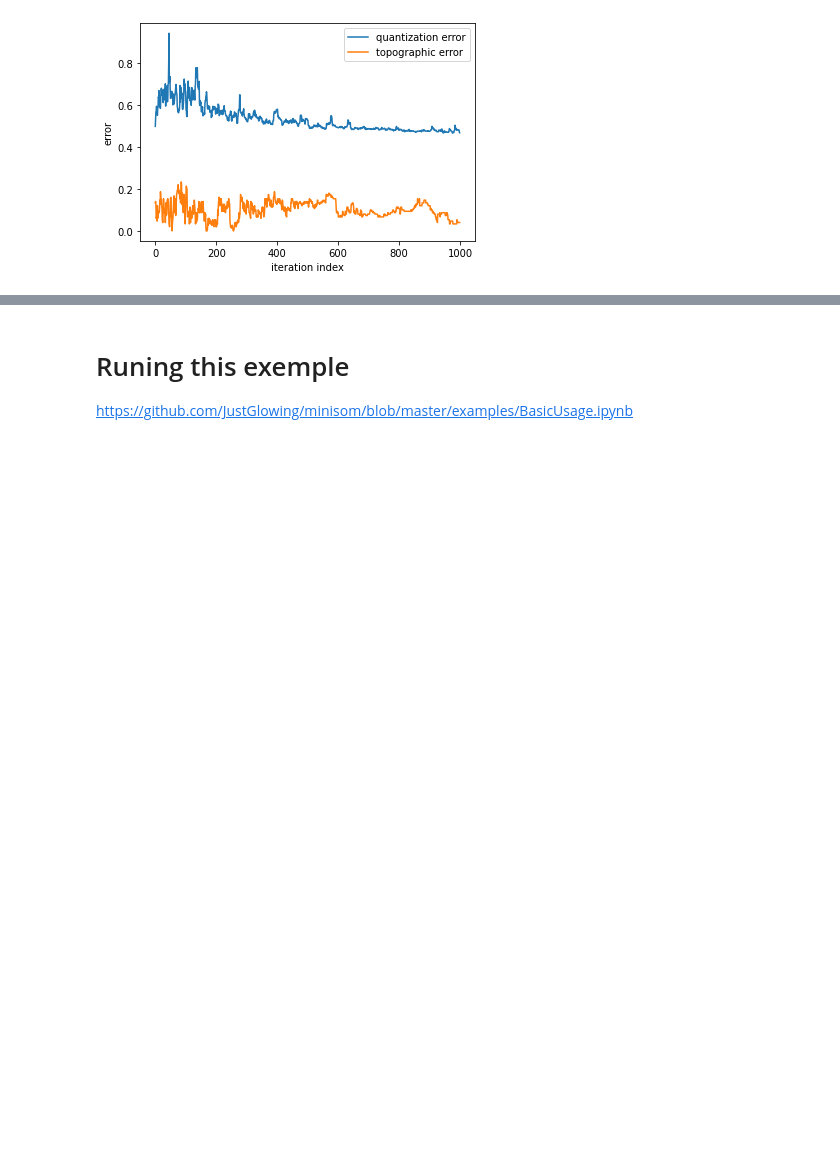
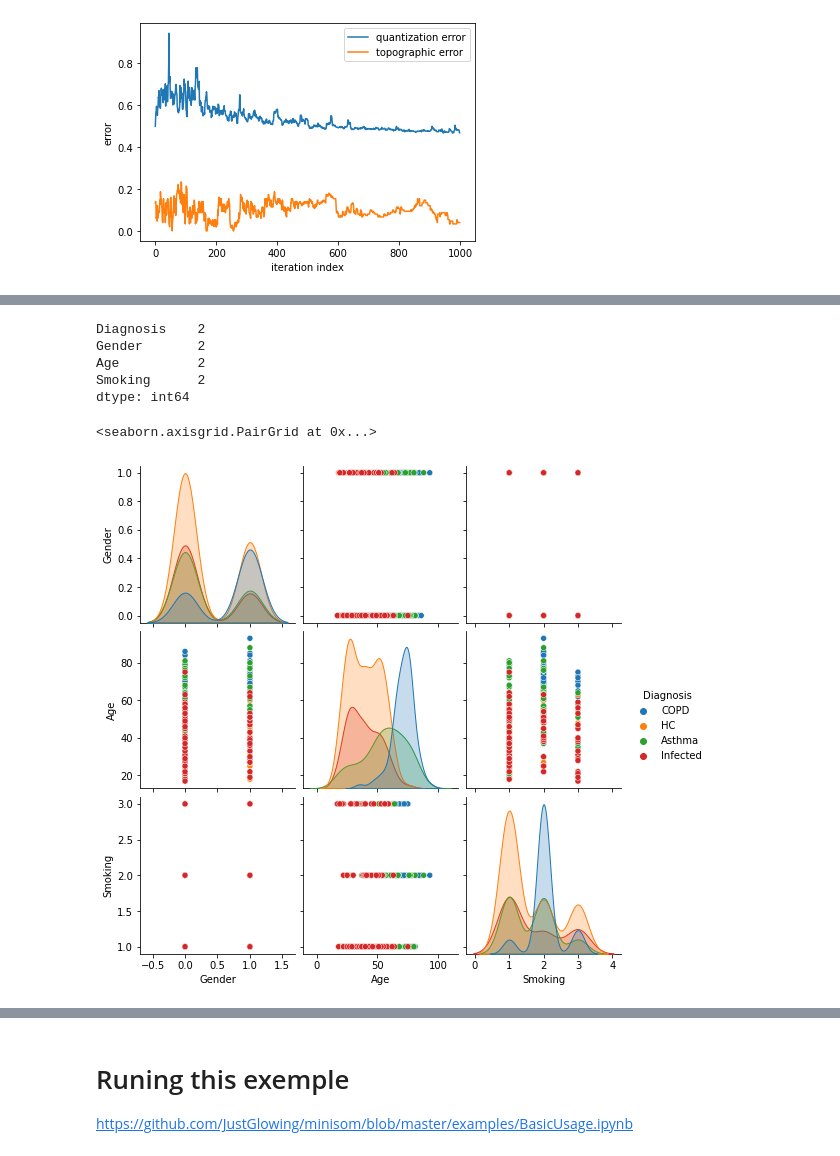
Before and after one commit to barauna-lo/Neurocomputing, a Jupyter notebook: Project_02_SOM.ipynb, the cells around one changed output, grey strips where cells are left out. Drawn from its saved outputs; the diff is of its cells as text; code cells hidden in the pictures; blank space fills up the shorter version.

```diff
--- a/Project_02_SOM.ipynb
+++ b/Project_02_SOM.ipynb
@@ -234,0 +254,3 @@ plt.show()
+# %%
+df = pd.read_csv('Exasens.csv')
+df
@@ -234,0 +271,17 @@ plt.show()
+# %%
+df.isnull().sum()
+df = df.drop(columns=['ID', 'Imaginary Part', 'Unnamed: 3','Real Part','Unnamed: 5','Unnamed: 9','Unnamed: 10','Unnamed: 11','Unnamed: 12'], inplace=False)
+# %%
+df.isnull().sum()
+# %% [output]
+Diagnosis    2
+Gender       2
+Age          2
+Smoking      2
+dtype: int64
+# %%
+df = df.dropna(axis=0)
+sns.pairplot(df, hue='Diagnosis')
+# %% [output]
+<seaborn.axisgrid.PairGrid at 0x...>
+[figure, added]
```
Also changed, not shown: parts of 9 cells of this notebook.
